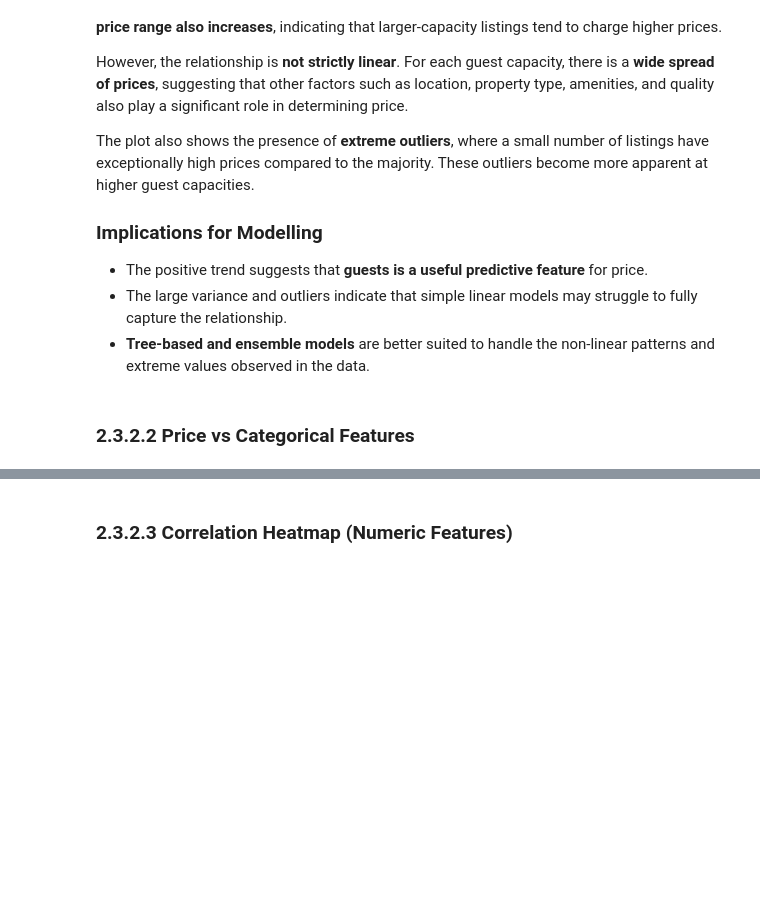
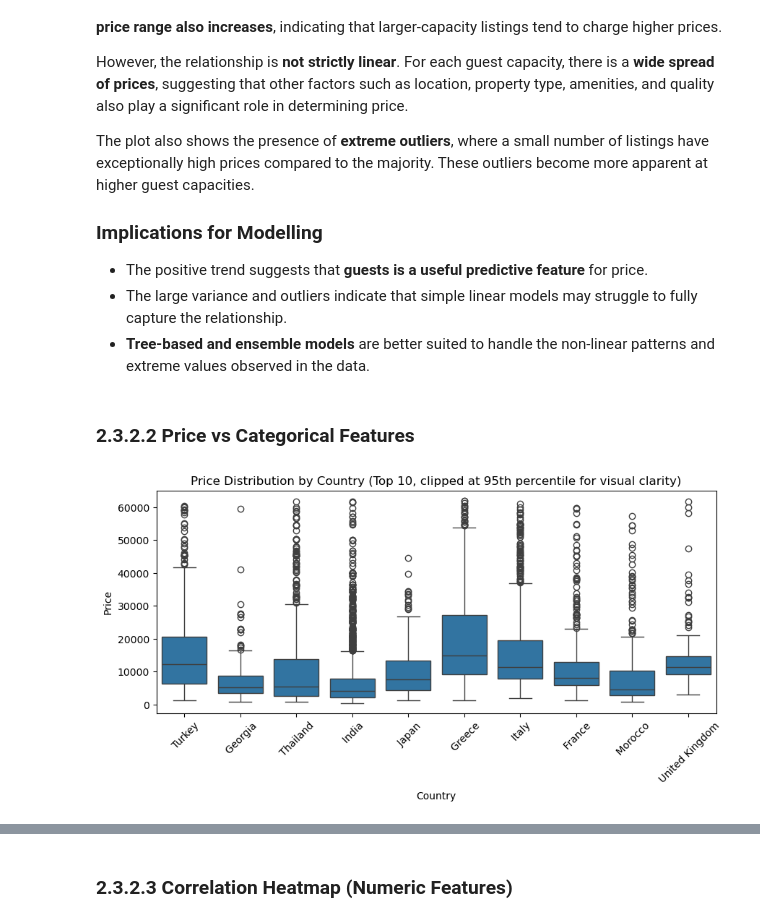
Before and after one commit to user2422224/OngTzeEnn_2404751F, a Jupyter notebook: AirbnbML.ipynb, the cells around one changed output, grey strips where cells are left out. Drawn from its saved outputs; the diff is of its cells as text; code cells hidden in the pictures; blank space fills up the shorter version.

```diff
--- a/AirbnbML.ipynb
+++ b/AirbnbML.ipynb
@@ -240,21 +315,21 @@ The plot also shows the presence of **extreme outliers**, where a small number o
 ### 2.3.2.2 Price vs Categorical Features
 # %%
 # Categorical relationship: country vs price (top 10 by count)
-# Compare price distributions across countries to assess the impact of location on pricing.
-# Only the top 10 countries by listing count are included to ensure meaningful comparisons
-# with sufficient sample sizes and to reduce noise from sparsely represented countries.
 if "country" in df.columns:
     top_countries = df["country"].value_counts().head(10).index
-    tmp = df[df["country"].isin(top_countries)]
+    tmp = df[df["country"].isin(top_countries)].copy()
 
-    # Boxplots are used to highlight differences in medians, spread, and outliers across categories.
-    plt.figure(figsize=(10,4))
-    sns.boxplot(data=tmp, x="country", y="price")
-    plt.title("Price Distribution by Country (Top 10 countries)")
+    price_95 = tmp["price"].quantile(0.95)
+
+    plt.figure(figsize=(10, 4))
+    sns.boxplot(data=tmp[tmp["price"] <= price_95], x="country", y="price")
+    plt.title("Price Distribution by Country (Top 10, clipped at 95th percentile for visual clarity)")
     plt.xlabel("Country")
     plt.ylabel("Price")
     plt.xticks(rotation=45)
     plt.show()
+# %% [output]
+[figure, added]
 # %% [markdown]
 ### Interpretation of Price Distribution by Country
 
```
Also changed, not shown: parts of 29 cells of this notebook.
